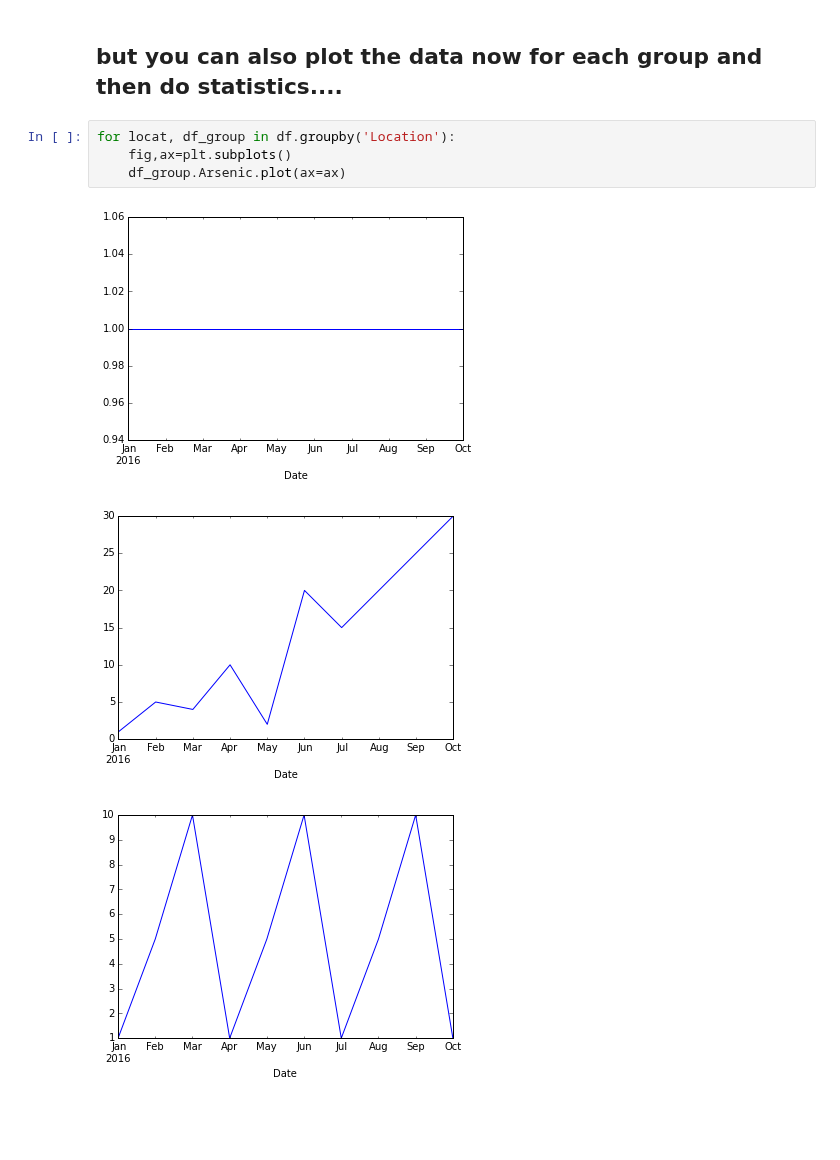
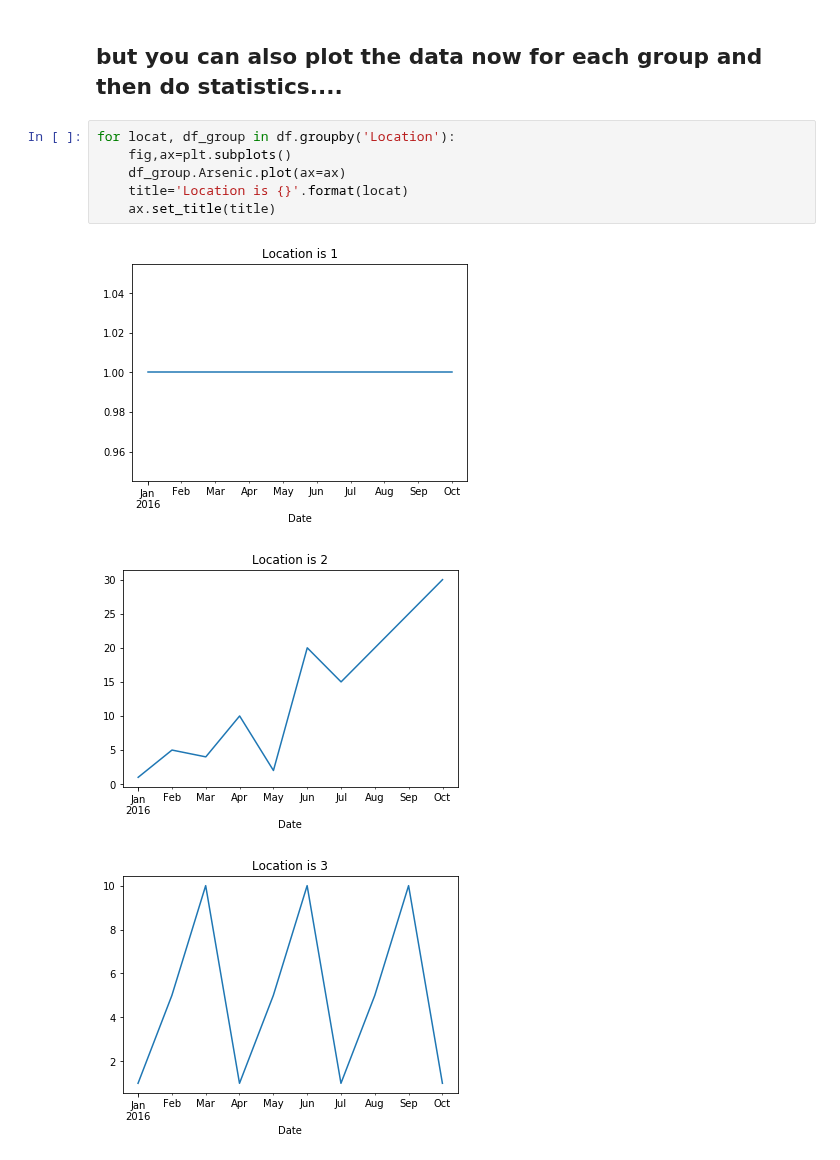
Before and after one commit to bmaillou/BigDataPython, a Jupyter notebook: groupby.ipynb, the cells around one changed output. Drawn from its saved outputs; the diff is of its cells as text; blank space fills up the shorter version.

```diff
--- a/groupby.ipynb
+++ b/groupby.ipynb
@@ -113,8 +181,10 @@ dtype: float64
 # %%
 for locat, df_group in df.groupby('Location'):
     fig,ax=plt.subplots()
     df_group.Arsenic.plot(ax=ax)
+    title='Location is {}'.format(locat)
+    ax.set_title(title)
 # %% [output]
-[figure, old version]
+[figure, new version]
-[figure, old version]
+[figure, new version]
-[figure, old version]
+[figure, new version]
```
Also changed, not shown: parts of 12 cells of this notebook, 1 other file.
